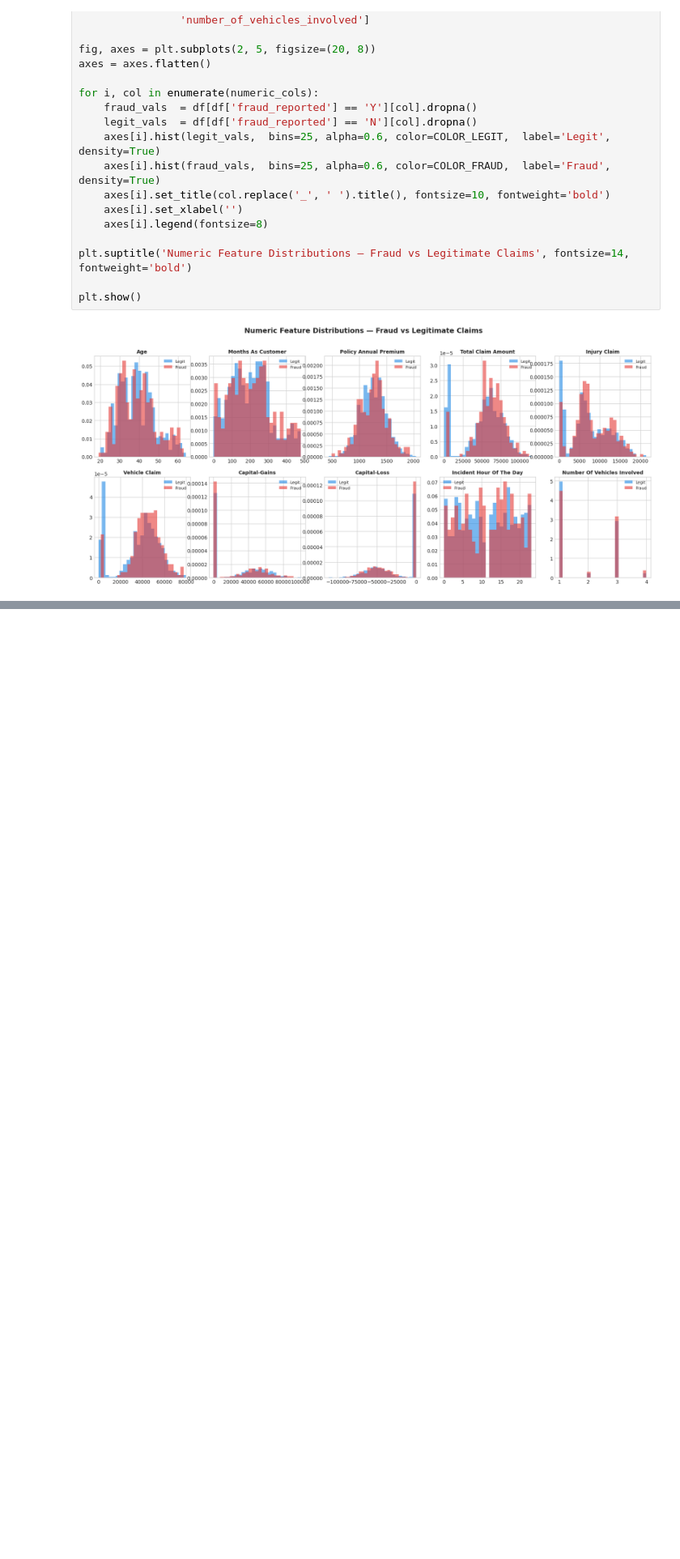
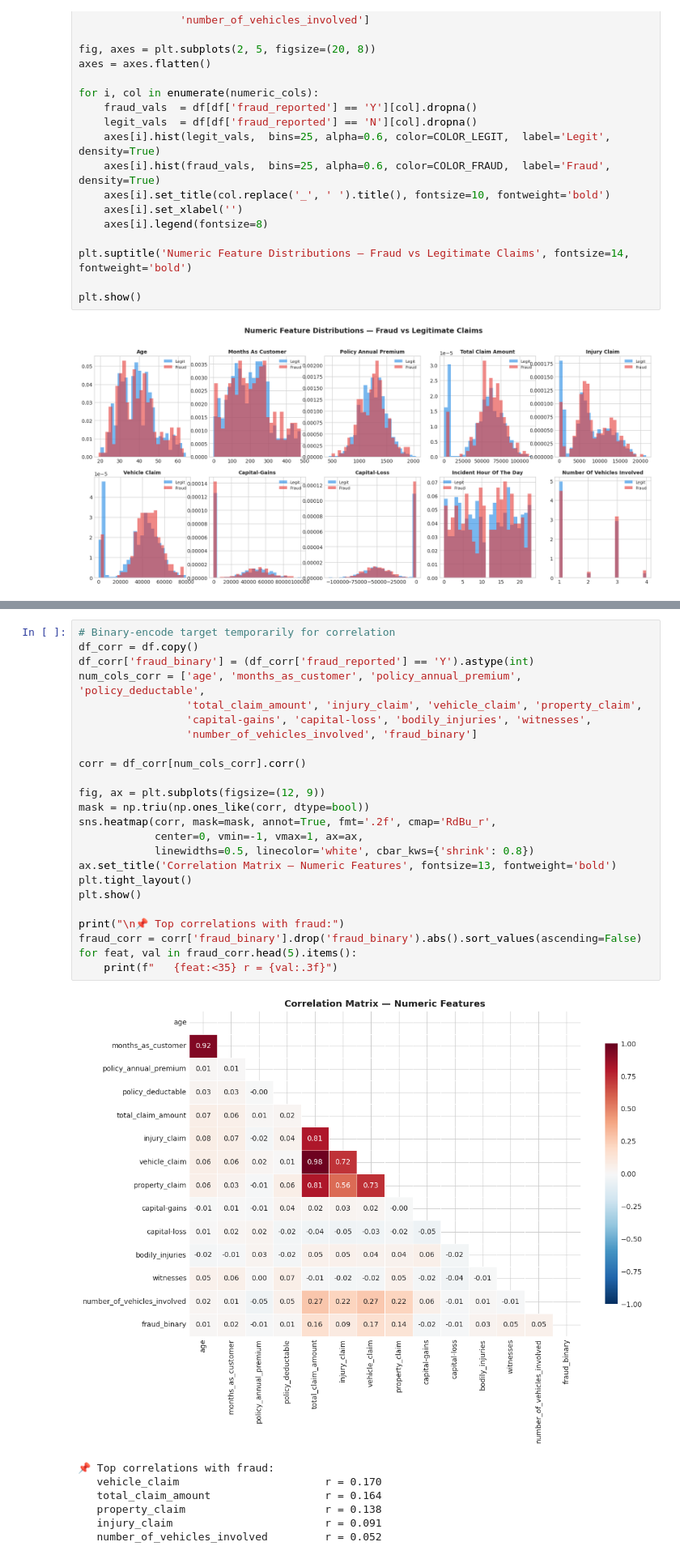
Before and after one commit to Alanmuchiri/Fraud-Detection-Analysis, a Jupyter notebook: main.ipynb, the cells around one changed output, grey strips where cells are left out. Shown at 81% size. Saved outputs shown, nothing was run; the diff lists cells and outputs as text; blank space fills up the shorter version.

```diff
--- a/main.ipynb
+++ b/main.ipynb
@@ -225,0 +277,32 @@ plt.show()
+# %%
+# Binary-encode target temporarily for correlation
+df_corr = df.copy()
+df_corr['fraud_binary'] = (df_corr['fraud_reported'] == 'Y').astype(int)
+num_cols_corr = ['age', 'months_as_customer', 'policy_annual_premium', 'policy_deductable',
+                 'total_claim_amount', 'injury_claim', 'vehicle_claim', 'property_claim',
+                 'capital-gains', 'capital-loss', 'bodily_injuries', 'witnesses',
+                 'number_of_vehicles_involved', 'fraud_binary']
+
+corr = df_corr[num_cols_corr].corr()
+
+fig, ax = plt.subplots(figsize=(12, 9))
+mask = np.triu(np.ones_like(corr, dtype=bool))
+sns.heatmap(corr, mask=mask, annot=True, fmt='.2f', cmap='RdBu_r',
+            center=0, vmin=-1, vmax=1, ax=ax,
+            linewidths=0.5, linecolor='white', cbar_kws={'shrink': 0.8})
+ax.set_title('Correlation Matrix — Numeric Features', fontsize=13, fontweight='bold')
+plt.tight_layout()
+plt.show()
+
+print("\n📌 Top correlations with fraud:")
+fraud_corr = corr['fraud_binary'].drop('fraud_binary').abs().sort_values(ascending=False)
+for feat, val in fraud_corr.head(5).items():
+    print(f"   {feat:<35} r = {val:.3f}")
+# %% [output]
+[figure, added]
+📌 Top correlations with fraud:
+   vehicle_claim                       r = 0.170
+   total_claim_amount                  r = 0.164
+   property_claim                      r = 0.138
+   injury_claim                        r = 0.091
+   number_of_vehicles_involved         r = 0.052
```
Also changed, not shown: parts of 3 cells of this notebook.
